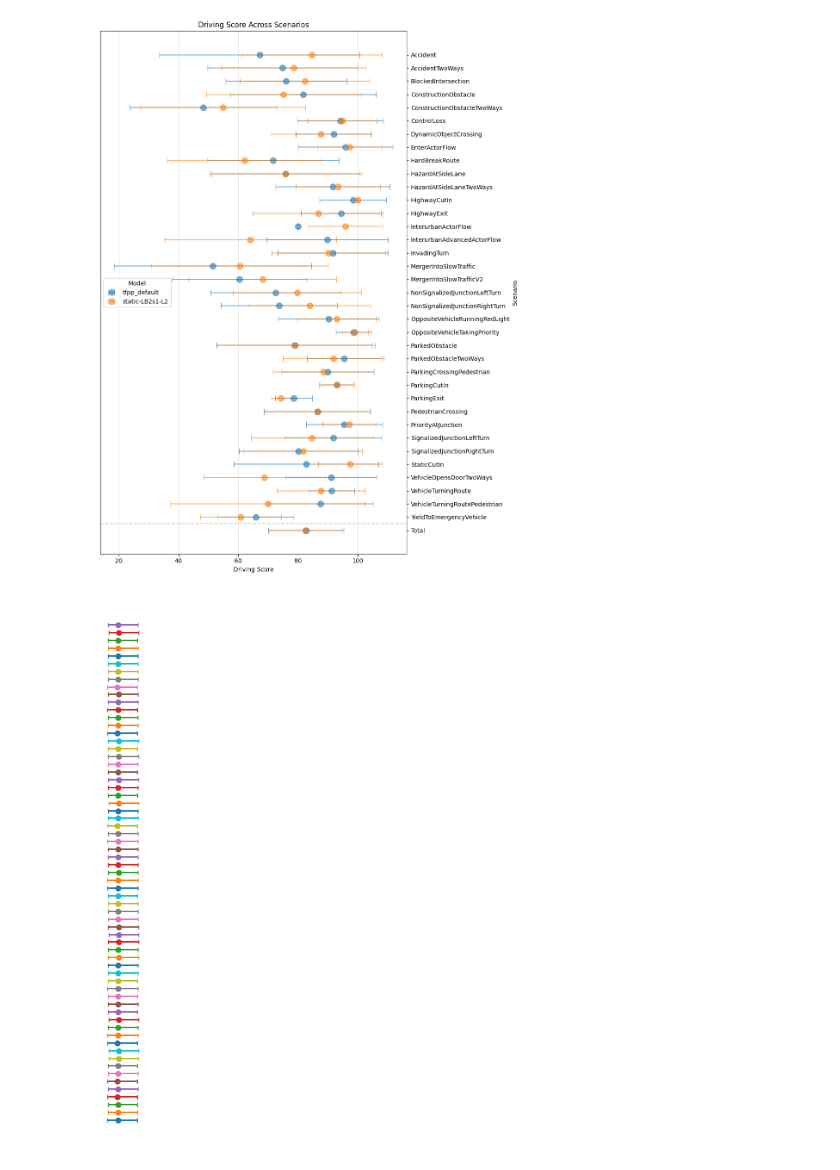
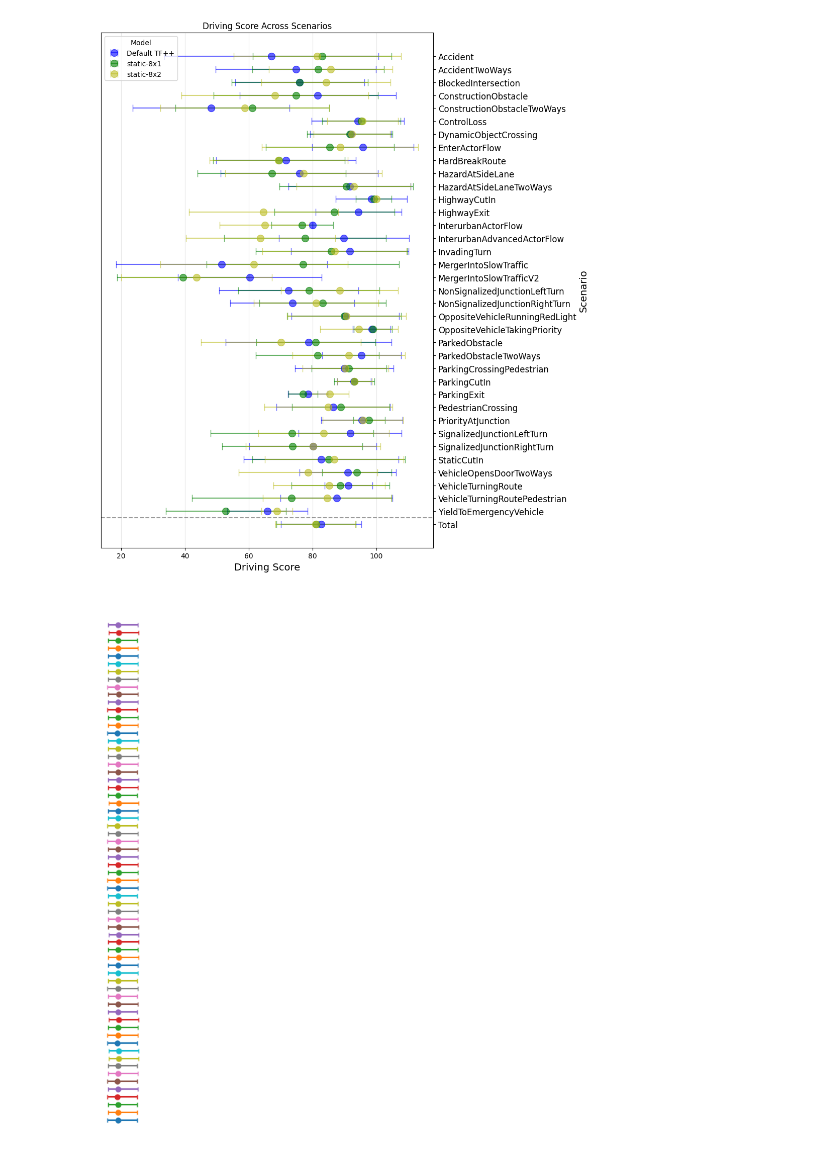
Before and after one commit to andreas122001/AD_specialization_project, a Jupyter notebook: test.ipynb, the cells around one changed output. Cells and saved outputs as stored; diff of their text form; code cells hidden in the pictures.

```diff
--- a/test.ipynb
+++ b/test.ipynb
@@ -4,13 +4,16 @@ import pandas as pd
 import matplotlib.pyplot as plt
 import numpy as np
 from collections import defaultdict
+
 path_template = "evaluation/routes_validation/{}_e30/{}_r0/results.json"
 
-files = [
-    # "tfpp_base",
-    "tfpp_default",
-    "static-LB2s1-L2"
-]  # Replace with your files
+rename = {
+    "tfpp_default": "Default TF++",
+    "static-LB9s1": "static-8x1",
+    "static-LB9s2": "static-8x2",
+}
+
+files = ["tfpp_default", "static-LB9s1", "static-LB9s2"]  # Replace with your files
 score_type = "score_composed"  # Choose score_route, score_penalty, etc.
 score_types = {
     "score_composed": "Driving Score",
@@ -20,26 +23,45 @@ score_types = {
 
 # Load data into a nested dictionary
 scenario_data = defaultdict(list)
-for file_name, file_ in [(f, path_template.format(f,f)) for f in files]:
-    with open(file_, 'r') as f:
+for file_name, file_ in [(f, path_template.format(f, f)) for f in files]:
+    with open(file_, "r") as f:
         results = ujson.load(f)
         for scenario_name, scenario in results.items():
-            scenario_data[scenario_name].append({
-                "File": file_name,
-                "Mean": scenario["scores_mean"][score_type],
-                "Std": scenario["scores_std"][score_type],
-                "Min": scenario["scores_min"][score_type],
-                "Max": scenario["scores_max"][score_type],
-            })
-scenario_data = dict(sorted(scenario_data.items(), key=lambda x: (chr(255) if x[0] == "Total" else x[0]), reverse=True))
+            scenario_data[scenario_name].append(
+                {
+                    "File": file_name,
+                    "Mean": scenario["scores_mean"][score_type],
+                    "Std": scenario["scores_std"][score_type],
+                    "Min": scenario["scores_min"][score_type],
+                    "Max": scenario["scores_max"][score_type],
+                }
+            )
+scenario_data = dict(
+    sorted(
+        scenario_data.items(),
+        key=lambda x: (chr(255) if x[0] == "Total" else x[0]),
+        reverse=True,
+    )
+)
 
 # Create horizontal dot plot with error bars
-plt.figure(figsize=(10, len(scenario_data) * 0.3 + 2))  # Adjust height
+plt.figure(figsize=(10, len(scenario_data) * 0.25 + 2))  # Adjust height
 # Create y-positions for scenarios
 scenarios = scenario_data.keys()
 y_pos = np.arange(len(scenarios))
 
-colors = ["#1f77b4", "#ff7f0e", "#2ca02c", "#d62728", "#9467bd", "#8c564b", "#e377c2", "#7f7f7f", "#bcbd22", "#17becf"]
+colors = [
+    "blue",
+    "green",
+    "tab:olive",
+    "#d62728",
+    "#9467bd",
+    "#8c564b",
+    "#e377c2",
+    "#7f7f7f",
+    "#bcbd22",
+    "#17becf",
+]
 
 # Plot each scenario
 for scenario_idx, (scenario, values) in enumerate(scenario_data.items()):
@@ -48,51 +70,43 @@ for scenario_idx, (scenario, values) in enumerate(scenario_data.items()):
             x=file_data["Mean"],
             y=scenario_idx,
             xerr=file_data["Std"],
-            fmt='o',
+            fmt="o",
             capsize=5,
-            label=file_data["File"] if scenario_idx == 0 else "",
+            label=rename[file_data["File"]] if scenario_idx == 0 else "",
             markersize=10,
             alpha=0.6,
-            color=colors[file_idx]
+            color=colors[file_idx],
         )
-        # plt.errorbar(
-        #     x=file_data["Mean"] + (np.random.rand(1)-0.5)*10,
-        #     y=scenario_idx,
-        #     xerr=file_data["Std"],
-        #     fmt='o',
-        #     capsize=5,
-        #     markersize=10,
-        #     alpha=0.6,
-        #     color=colors[file_idx]
-        # )
 
-plt.axhline(0.5, color="black", linestyle="--", alpha=0.2)  # Horizontal line, separate Total
+plt.axhline(
+    0.5, color="black", linestyle="--", alpha=0.4
+)  # Horizontal line, separate Total
 
 # Customize plot
-plt.yticks(y_pos, scenarios)
-plt.xlabel(score_types[score_type])
-plt.ylabel("Scenario")
+plt.yticks(y_pos, scenarios, fontsize=12)
+plt.xlabel(score_types[score_type], fontsize=14)
+plt.ylabel("Scenario", fontsize=14)
 plt.title(f"{score_types[score_type]} Across Scenarios")
-plt.grid(True, axis='x', alpha=0.3)
+plt.grid(True, axis="x", alpha=0.3)
 
 # Move scenario labels to right side
 ax = plt.gca()
 ax.yaxis.set_label_position("right")
 ax.yaxis.tick_right()
 
 # Adjust x-axis limits
 all_means = [v["Mean"] for scenario in scenario_data.values() for v in scenario]
 all_stds = [v["Std"] for scenario in scenario_data.values() for v in scenario]
 buffer = max(all_stds) * 1.5 if all_stds else 5
 # plt.xlim(left=max(0, min(all_means) - buffer),
 #         right=min(115, max(all_means) + buffer))  # Assuming scores are 0-100
 
 # Add legend
 plt.legend(title="Model")
 
 plt.tight_layout()
 plt.show()
 # %% [output]
-[figure, old version]
+[figure, new version]
 # %%
 import torch
```
Also changed, not shown: parts of 3 cells of this notebook, 18 other files.
